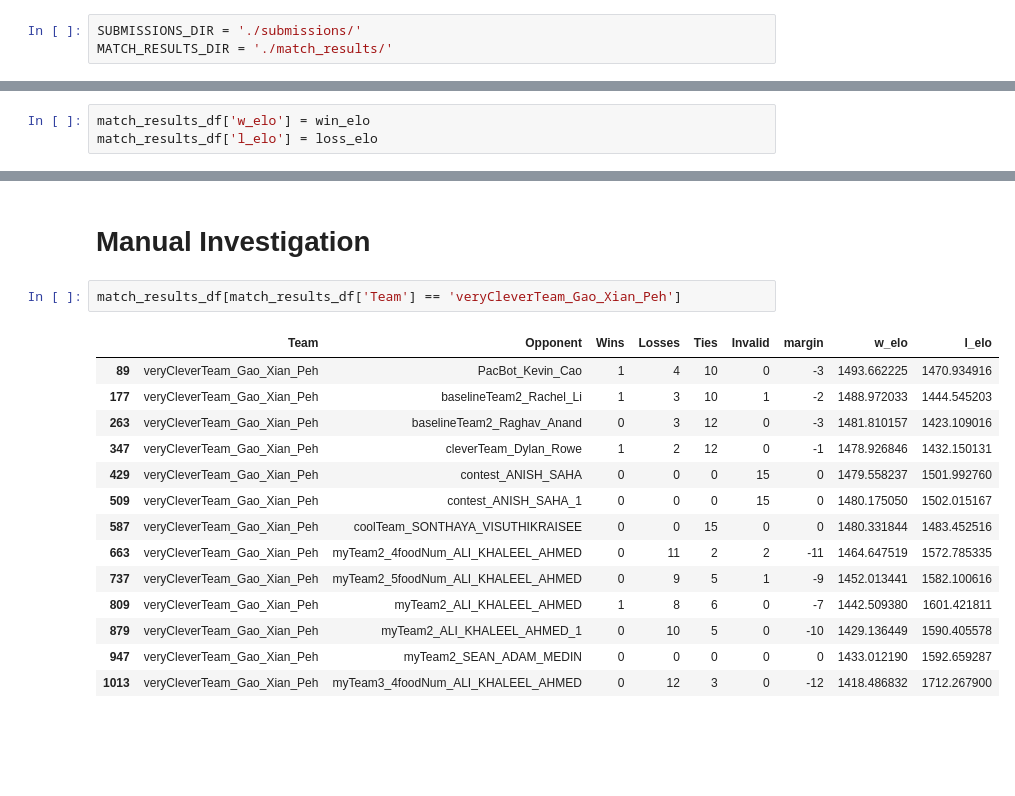
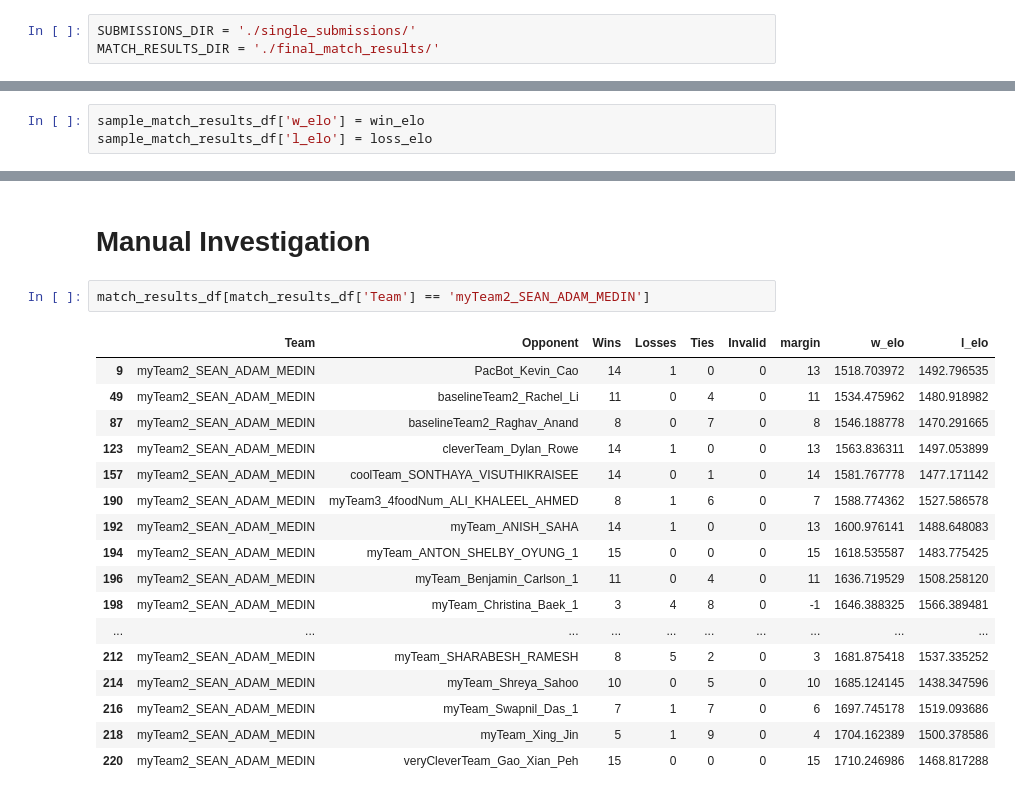
Before and after one commit to peterlee123hi/cs188-contest-2, a Jupyter notebook: rank_analysis.ipynb, the cells around one changed output, grey strips where cells are left out. Saved outputs shown, nothing was run; the diff lists cells and outputs as text; blank space fills up the shorter version.

```diff
--- a/rank_analysis.ipynb
+++ b/rank_analysis.ipynb
@@ -22,8 +22,8 @@ def removeExtension(file_name):
         return file_name[:idx]
     return file_name
 # %%
-SUBMISSIONS_DIR = './submissions/'
-MATCH_RESULTS_DIR = './match_results/'
+SUBMISSIONS_DIR = './single_submissions/'
+MATCH_RESULTS_DIR = './final_match_results/'
 # %%
 files = sorted([f for f in listdir(SUBMISSIONS_DIR) if isfile(join(SUBMISSIONS_DIR, f)) and f[-1] != 'c'])
 names = sorted([removeExtension(f) for f in files])
@@ -177,6 +179,6 @@ for l in l_elo:
     else:
         loss_elo.append(l)
 # %%
-match_results_df['w_elo'] = win_elo
-match_results_df['l_elo'] = loss_elo
+sample_match_results_df['w_elo'] = win_elo
+sample_match_results_df['l_elo'] = loss_elo
 # %%
@@ -228,19 +230,22 @@ for name, elo in rankings:
 # %% [markdown]
 # Manual Investigation
 # %%
-match_results_df[match_results_df['Team'] == 'veryCleverTeam_Gao_Xian_Peh']
+match_results_df[match_results_df['Team'] == 'myTeam2_SEAN_ADAM_MEDIN']
 # %% [output]
 |  | Team | Opponent | Wins | Losses | Ties | Invalid | margin | w_elo | l_elo |
-| 89 | veryCleverTeam_Gao_Xian_Peh | PacBot_Kevin_Cao | 1 | 4 | 10 | 0 | -3 | 1493.662225 | 1470.934916 |
-| 177 | veryCleverTeam_Gao_Xian_Peh | baselineTeam2_Rachel_Li | 1 | 3 | 10 | 1 | -2 | 1488.972033 | 1444.545203 |
-| 263 | veryCleverTeam_Gao_Xian_Peh | baselineTeam2_Raghav_Anand | 0 | 3 | 12 | 0 | -3 | 1481.810157 | 1423.109016 |
-| 347 | veryCleverTeam_Gao_Xian_Peh | cleverTeam_Dylan_Rowe | 1 | 2 | 12 | 0 | -1 | 1478.926846 | 1432.150131 |
-| 429 | veryCleverTeam_Gao_Xian_Peh | contest_ANISH_SAHA | 0 | 0 | 0 | 15 | 0 | 1479.558237 | 1501.992760 |
-| 509 | veryCleverTeam_Gao_Xian_Peh | contest_ANISH_SAHA_1 | 0 | 0 | 0 | 15 | 0 | 1480.175050 | 1502.015167 |
-| 587 | veryCleverTeam_Gao_Xian_Peh | coolTeam_SONTHAYA_VISUTHIKRAISEE | 0 | 0 | 15 | 0 | 0 | 1480.331844 | 1483.452516 |
-| 663 | veryCleverTeam_Gao_Xian_Peh | myTeam2_4foodNum_ALI_KHALEEL_AHMED | 0 | 11 | 2 | 2 | -11 | 1464.647519 | 1572.785335 |
-| 737 | veryCleverTeam_Gao_Xian_Peh | myTeam2_5foodNum_ALI_KHALEEL_AHMED | 0 | 9 | 5 | 1 | -9 | 1452.013441 | 1582.100616 |
-| 809 | veryCleverTeam_Gao_Xian_Peh | myTeam2_ALI_KHALEEL_AHMED | 1 | 8 | 6 | 0 | -7 | 1442.509380 | 1601.421811 |
-| 879 | veryCleverTeam_Gao_Xian_Peh | myTeam2_ALI_KHALEEL_AHMED_1 | 0 | 10 | 5 | 0 | -10 | 1429.136449 | 1590.405578 |
-| 947 | veryCleverTeam_Gao_Xian_Peh | myTeam2_SEAN_ADAM_MEDIN | 0 | 0 | 0 | 0 | 0 | 1433.012190 | 1592.659287 |
-| 1013 | veryCleverTeam_Gao_Xian_Peh | myTeam3_4foodNum_ALI_KHALEEL_AHMED | 0 | 12 | 3 | 0 | -12 | 1418.486832 | 1712.267900 |
+| 9 | myTeam2_SEAN_ADAM_MEDIN | PacBot_Kevin_Cao | 14 | 1 | 0 | 0 | 13 | 1518.703972 | 1492.796535 |
+| 49 | myTeam2_SEAN_ADAM_MEDIN | baselineTeam2_Rachel_Li | 11 | 0 | 4 | 0 | 11 | 1534.475962 | 1480.918982 |
+| 87 | myTeam2_SEAN_ADAM_MEDIN | baselineTeam2_Raghav_Anand | 8 | 0 | 7 | 0 | 8 | 1546.188778 | 1470.291665 |
+| 123 | myTeam2_SEAN_ADAM_MEDIN | cleverTeam_Dylan_Rowe | 14 | 1 | 0 | 0 | 13 | 1563.836311 | 1497.053899 |
+| 157 | myTeam2_SEAN_ADAM_MEDIN | coolTeam_SONTHAYA_VISUTHIKRAISEE | 14 | 0 | 1 | 0 | 14 | 1581.767778 | 1477.171142 |
+| 190 | myTeam2_SEAN_ADAM_MEDIN | myTeam3_4foodNum_ALI_KHALEEL_AHMED | 8 | 1 | 6 | 0 | 7 | 1588.774362 | 1527.586578 |
+| 192 | myTeam2_SEAN_ADAM_MEDIN | myTeam_ANISH_SAHA | 14 | 1 | 0 | 0 | 13 | 1600.976141 | 1488.648083 |
+| 194 | myTeam2_SEAN_ADAM_MEDIN | myTeam_ANTON_SHELBY_OYUNG_1 | 15 | 0 | 0 | 0 | 15 | 1618.535587 | 1483.775425 |
+| 196 | myTeam2_SEAN_ADAM_MEDIN | myTeam_Benjamin_Carlson_1 | 11 | 0 | 4 | 0 | 11 | 1636.719529 | 1508.258120 |
+| 198 | myTeam2_SEAN_ADAM_MEDIN | myTeam_Christina_Baek_1 | 3 | 4 | 8 | 0 | -1 | 1646.388325 | 1566.389481 |
+| ... | ... | ... | ... | ... | ... | ... | ... | ... | ... |
+| 212 | myTeam2_SEAN_ADAM_MEDIN | myTeam_SHARABESH_RAMESH | 8 | 5 | 2 | 0 | 3 | 1681.875418 | 1537.335252 |
+| 214 | myTeam2_SEAN_ADAM_MEDIN | myTeam_Shreya_Sahoo | 10 | 0 | 5 | 0 | 10 | 1685.124145 | 1438.347596 |
+| 216 | myTeam2_SEAN_ADAM_MEDIN | myTeam_Swapnil_Das_1 | 7 | 1 | 7 | 0 | 6 | 1697.745178 | 1519.093686 |
+| 218 | myTeam2_SEAN_ADAM_MEDIN | myTeam_Xing_Jin | 5 | 1 | 9 | 0 | 4 | 1704.162389 | 1500.378586 |
+| 220 | myTeam2_SEAN_ADAM_MEDIN | veryCleverTeam_Gao_Xian_Peh | 15 | 0 | 0 | 0 | 15 | 1710.246986 | 1468.817288 |
```
Also changed, not shown: parts of 10 cells of this notebook, 2 other files.
